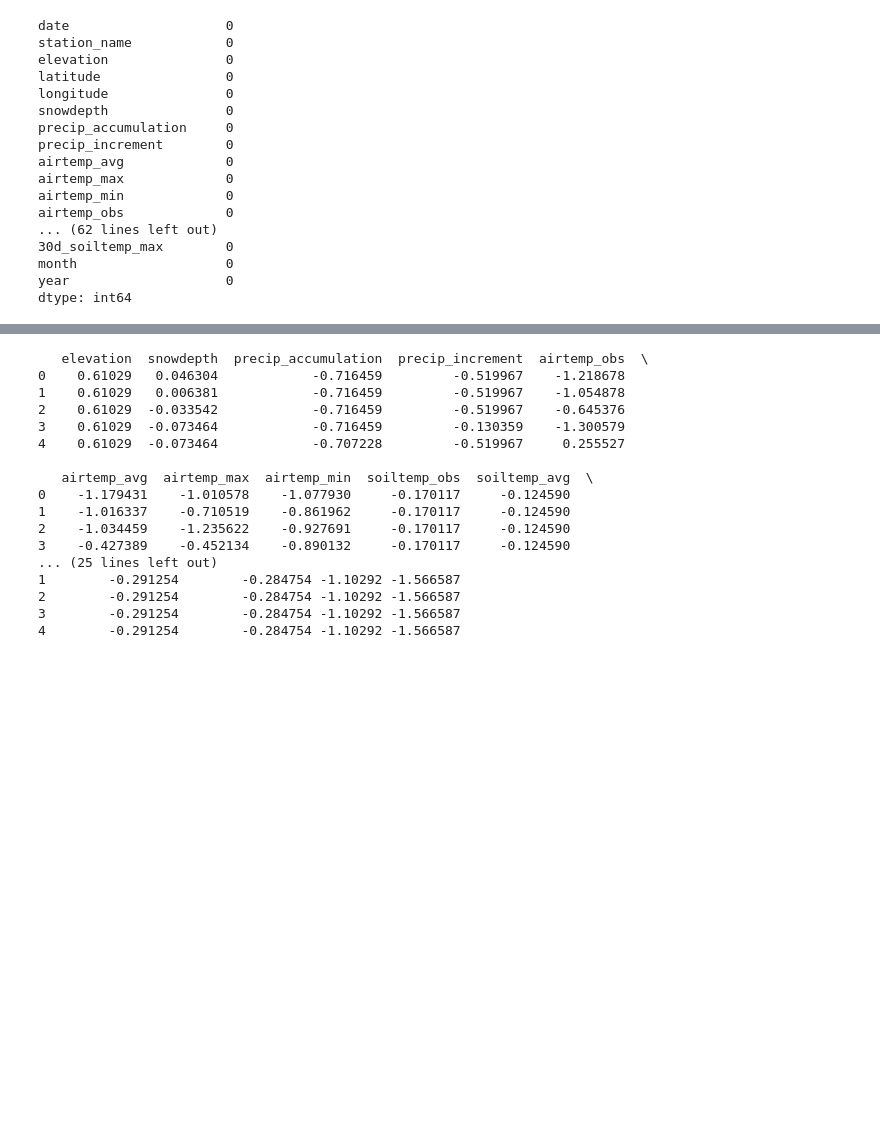
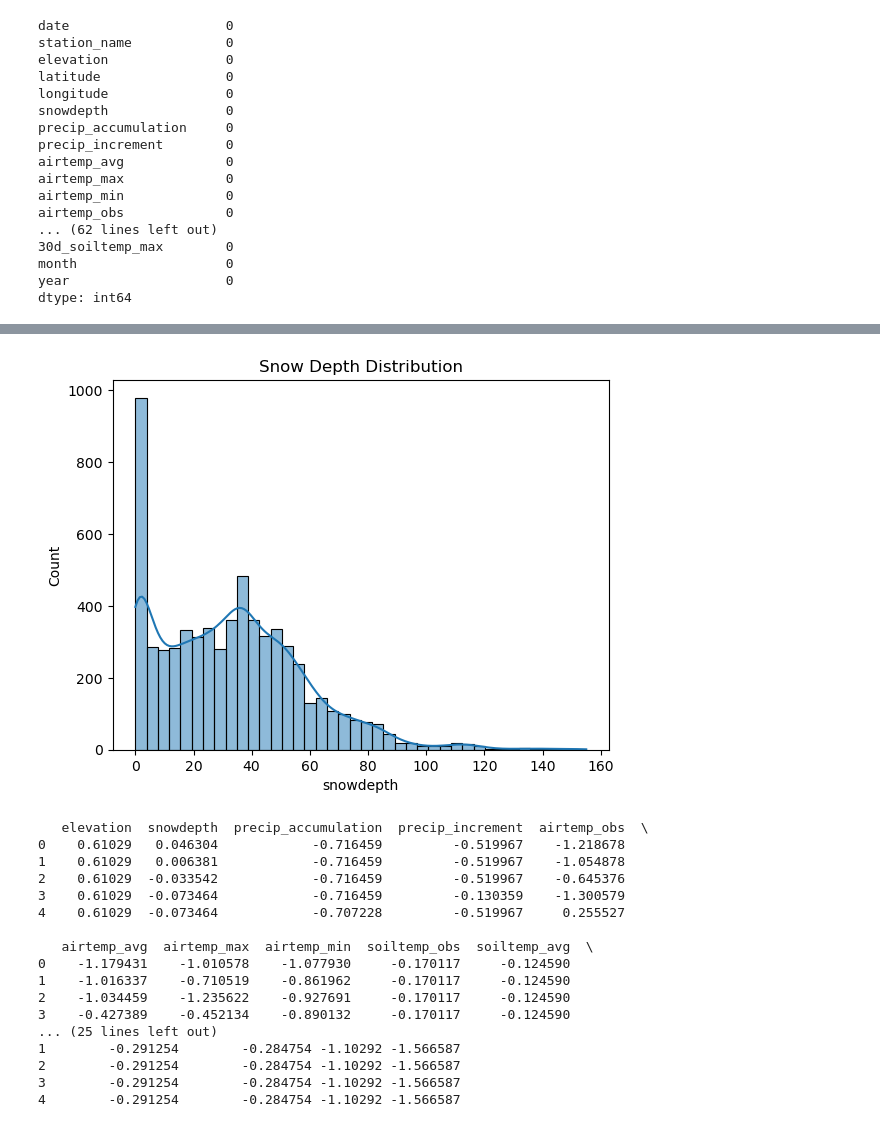
Before and after one commit to audreymalloy/Springboard_DataScience, a Jupyter notebook: Capstone-Snow-Prediction/Pre_Processing/snow_preprocessing_training.ipynb, the cells around one changed output, grey strips where cells are left out. Drawn from its saved outputs; the diff is of its cells as text; code cells hidden in the pictures; blank space fills up the shorter version.

```diff
--- a/Capstone-Snow-Prediction/Pre_Processing/snow_preprocessing_training.ipynb
+++ b/Capstone-Snow-Prediction/Pre_Processing/snow_preprocessing_training.ipynb
@@ -125,3 +189,9 @@ dtype: int64
+# %%
+sns.histplot(winter_data['snowdepth'], kde=True)
+plt.title("Snow Depth Distribution")
+plt.show()
+# %% [output]
+[figure, added]
 # %%
 #For using algorithms sensitive to scale:
 #Standardize the magnitude of numeric features using scaler
```
Also changed, not shown: parts of 8 cells of this notebook, 10 other files.
